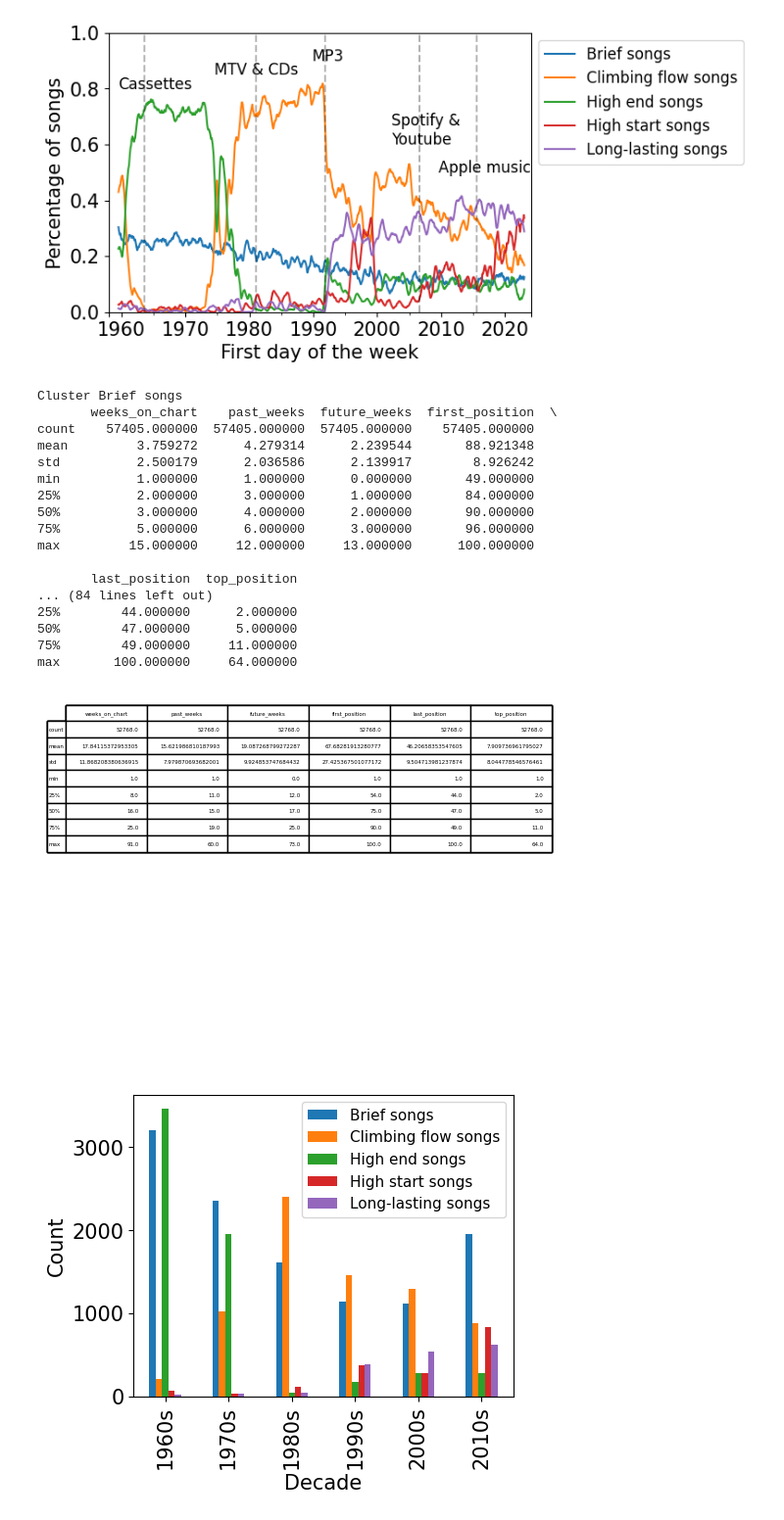
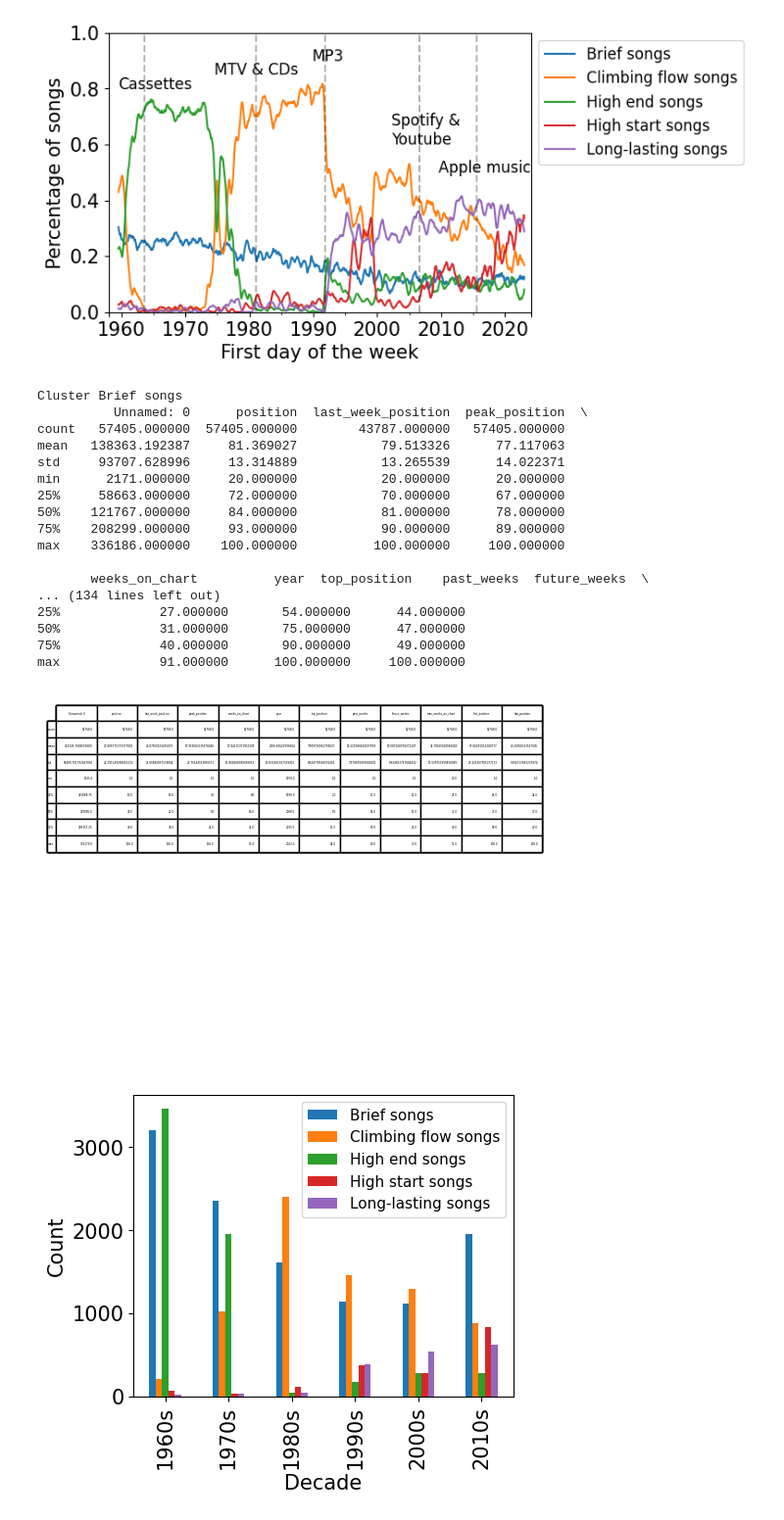
Before and after one commit to martalech/pop_charts_dynamics, a Jupyter notebook: trajectories_analysis/features_clustering.ipynb, the cells around one changed output. Shown at 98% size. Drawn from its saved outputs; the diff is of its cells as text; code cells hidden in the pictures.

```diff
--- a/trajectories_analysis/features_clustering.ipynb
+++ b/trajectories_analysis/features_clustering.ipynb
@@ -366,41 +366,42 @@ plt.show()
 # %%
 for cluster in unique_clusters:
     songs_from_cluster = billboard_hot_100_new_full_data[billboard_hot_100_new_full_data['cluster'] == cluster].copy()
     print(f"Cluster {cluster}")
-    cluster_describe = songs_from_cluster[["weeks_on_chart", "past_weeks", "future_weeks", "first_position", "last_position", "top_position"]].describe()
+    cluster_subdf = songs_from_cluster[["artist", "song_name", "weeks_on_chart", "past_weeks", "future_weeks", "first_position", "last_position", "top_position"]].drop_duplicates()
+    cluster_describe = songs_from_cluster.describe()
     print(cluster_describe)
 
     #https://stackoverflow.com/questions/48158688/save-pandas-describe-for-human-readibility
     #create a subplot without frame
     plot = plt.subplot(111, frame_on=False)
 
     #remove axis
     plot.xaxis.set_visible(False)
     plot.yaxis.set_visible(False)
 
     #create the table plot and position it in the upper left corner
     table(plot, cluster_describe, loc='upper right')
     #save the plot as a png file
     plt.savefig(f'figures/cluster_{cluster}.pdf', format="pdf")
 # %% [output]
 Cluster Brief songs
-       weeks_on_chart    past_weeks  future_weeks  first_position  \
-count    57405.000000  57405.000000  57405.000000    57405.000000
-mean         3.759272      4.279314      2.239544       88.921348
-std          2.500179      2.036586      2.139917        8.926242
-min          1.000000      1.000000      0.000000       49.000000
-25%          2.000000      3.000000      1.000000       84.000000
-50%          3.000000      4.000000      2.000000       90.000000
-75%          5.000000      6.000000      3.000000       96.000000
-max         15.000000     12.000000     13.000000      100.000000
+          Unnamed: 0      position  last_week_position  peak_position  \
+count   57405.000000  57405.000000        43787.000000   57405.000000
+mean   138363.192387     81.369027           79.513326      77.117063
+std     93707.628996     13.314889           13.265539      14.022371
+min      2171.000000     20.000000           20.000000      20.000000
+25%     58663.000000     72.000000           70.000000      67.000000
+50%    121767.000000     84.000000           81.000000      78.000000
+75%    208299.000000     93.000000           90.000000      89.000000
+max    336186.000000    100.000000          100.000000     100.000000
 
-       last_position  top_position
-... (84 lines left out)
-25%        44.000000      2.000000
-50%        47.000000      5.000000
-75%        49.000000     11.000000
-max       100.000000     64.000000
+       weeks_on_chart          year  top_position    past_weeks  future_weeks  \
+... (134 lines left out)
+25%             27.000000       54.000000      44.000000
+50%             31.000000       75.000000      47.000000
+75%             40.000000       90.000000      49.000000
+max             91.000000      100.000000     100.000000
-[figure, old version]
+[figure, new version]
 # %%
 billboard_hot_100_new["year"] = billboard_hot_100_new["first_day_of_the_week"].dt.year
 billboard_hot_100_new["decade"] = billboard_hot_100_new["year"].apply(lambda x: x - x % 10).map(str) + "s"
```
Also changed, not shown: parts of 2 cells of this notebook, 41 other files.
